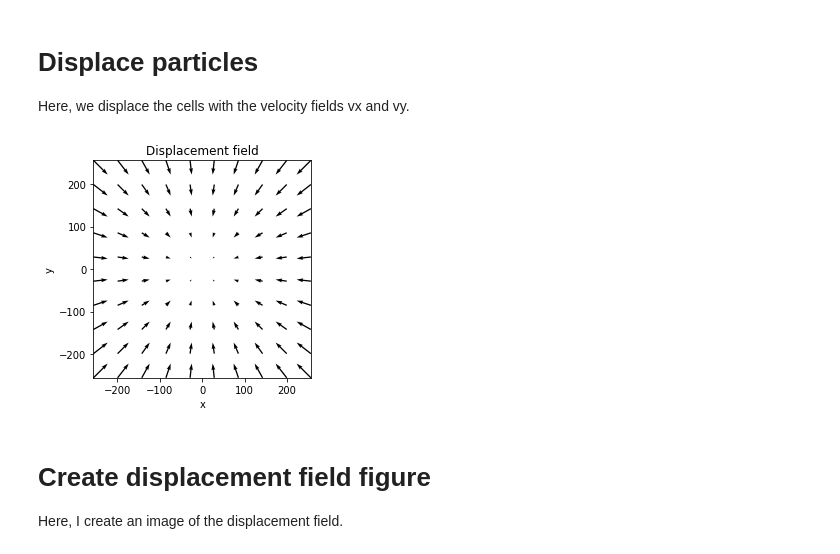
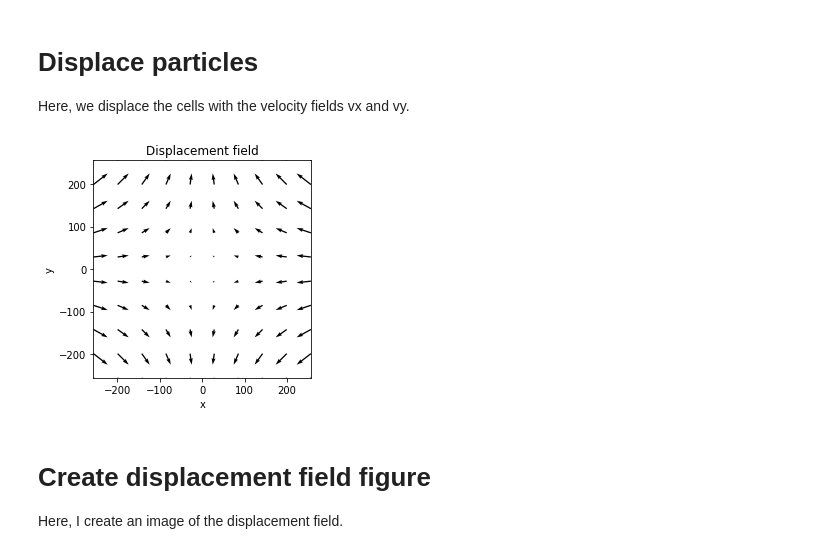
Before and after one commit to rg314/pytraction, a Jupyter notebook: scripts/in_silico_data.ipynb, the cells around one changed output. Saved outputs shown, nothing was run; the diff lists cells and outputs as text; code cells hidden in the pictures.

```diff
--- a/scripts/in_silico_data.ipynb
+++ b/scripts/in_silico_data.ipynb
@@ -40,35 +40,35 @@ Here, we displace the cells with the velocity fields vx and vy.
 def velocityx(x, y):
   return -(5 * 2 / xsize) * x; # Alternatively one can use (20 * 2 / xsize) * y
 def velocityy(x, y):
-  return -(5 * 2 / ysize) * y; # Alternatively one can use -(20 * 2 / ysize) * x
+  return (5 * 2 / ysize) * y; # Alternatively one can use -(20 * 2 / ysize) * x
 
 import numpy as np
 import matplotlib.pyplot as plt
 # Velocities
 vx = velocityx(Particles_Pos[:,0], Particles_Pos[:,1])
 vy = velocityy(Particles_Pos[:,0], Particles_Pos[:,1])
 # Apply velocity fields to particles
 New_Particles_Pos = Particles_Pos * 0;
 New_Particles_Pos[:,0] = Particles_Pos[:,0] + vx * dt
 New_Particles_Pos[:,1] = Particles_Pos[:,1] + vy * dt
 
 
 # Create Displacement field image
 x,y = np.meshgrid(np.linspace(-xsize/2,xsize/2,10),np.linspace(-ysize/2,ysize/2,10))
 vx = dt * velocityx(x,y)
 vy = dt * velocityy(x,y)
 fig = plt.figure()
 ax = fig.add_subplot(111)
 plt.quiver(x,y,vx,vy, angles='xy', scale_units='xy')
 ax.set_aspect('equal')
 plt.xlim([-xsize/2, xsize/2])
 plt.ylim([-ysize/2, ysize/2])
 plt.title("Displacement field")
 plt.xlabel("x")
 plt.ylabel("y")
 plt.savefig('DirectionalField.png', dpi=300)
 # %% [output]
-[figure, old version]
+[figure, new version]
 # %% [markdown]
 # Create displacement field figure
 Here, I create an image of the displacement field.
```
Also changed, not shown: parts of 6 cells of this notebook, 1 other file.
